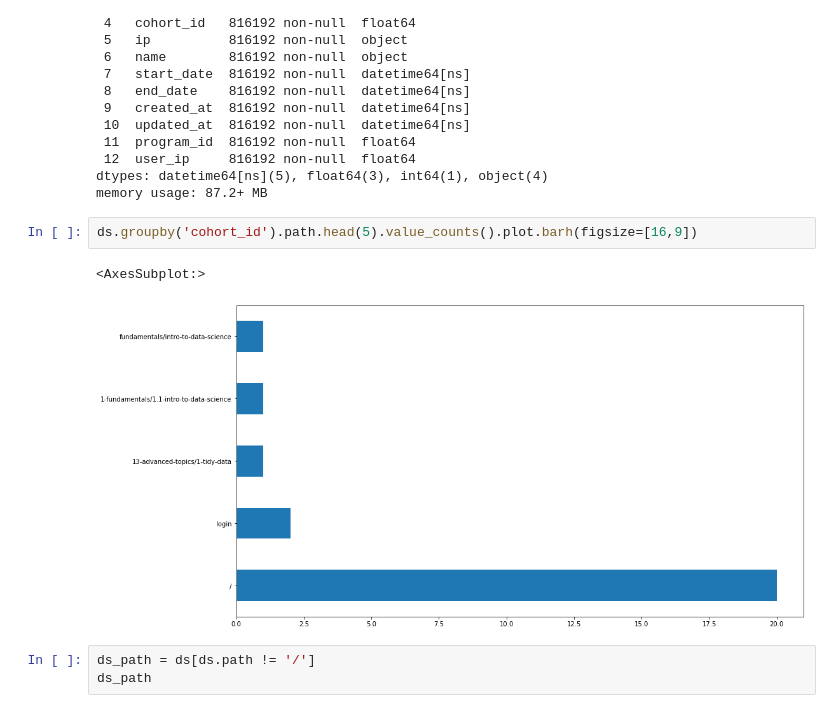
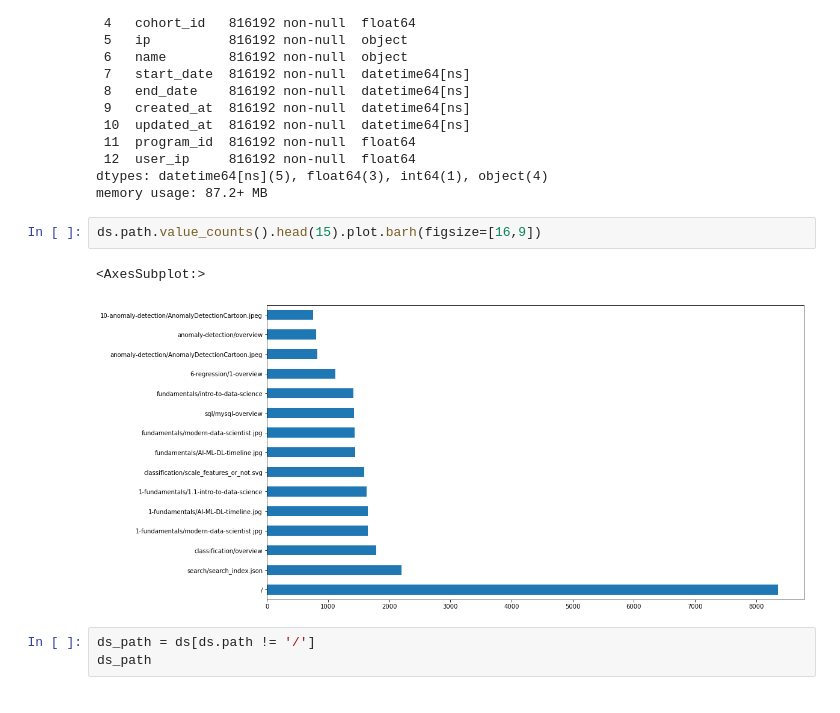
Before and after one commit to dashbringhurst/anomaly-detection-project, a Jupyter notebook: final_notebook.ipynb, the cells around one changed output. Saved outputs shown, nothing was run; the diff lists cells and outputs as text.

```diff
--- a/final_notebook.ipynb
+++ b/final_notebook.ipynb
@@ -778,10 +778,10 @@ Data columns (total 13 columns):
 dtypes: datetime64[ns](5), float64(3), int64(1), object(4)
 memory usage: 87.2+ MB
 # %%
-ds.groupby('cohort_id').path.head(5).value_counts().plot.barh(figsize=[16,9])
+ds.path.value_counts().head(15).plot.barh(figsize=[16,9])
 # %% [output]
 <AxesSubplot:>
-[figure, old version]
+[figure, new version]
 # %%
 ds_path = ds[ds.path != '/']
 ds_path
```
Also changed, not shown: parts of 68 cells of this notebook.
